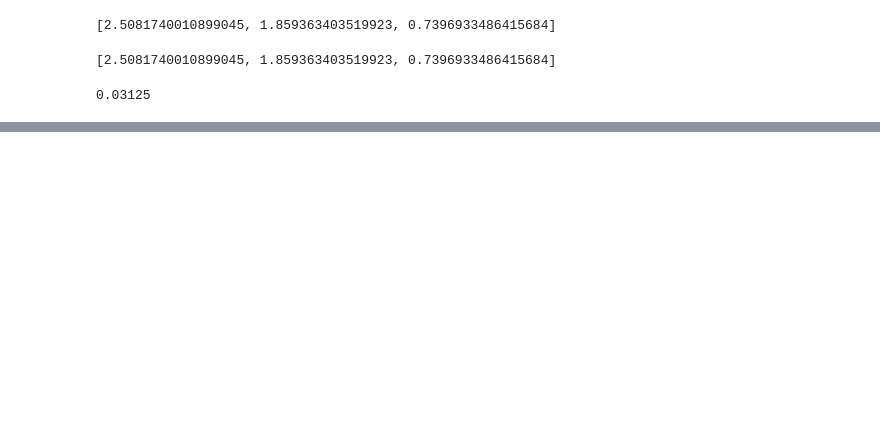
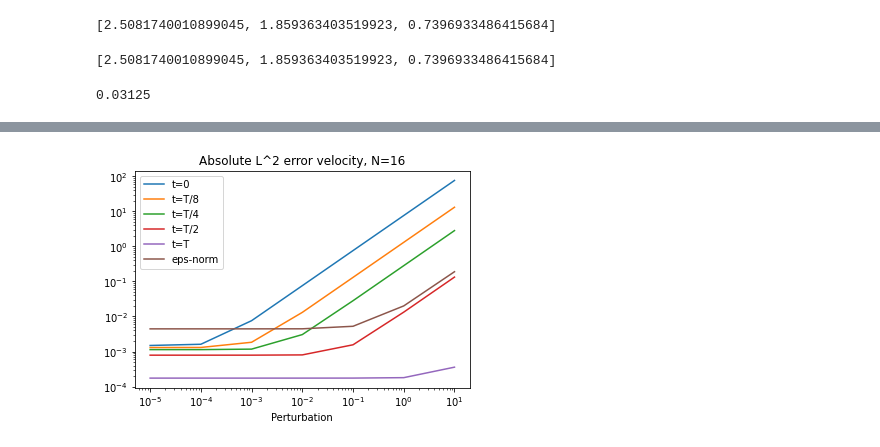
Before and after one commit to UCL/stokes-nc-ill-posed, a Jupyter notebook: ngsolve/Stokes-non-conforming.ipynb, the cells around one changed output, grey strips where cells are left out. Drawn from its saved outputs; the diff is of its cells as text; code cells hidden in the pictures; blank space fills up the shorter version.

Commit message:
experiments with noise

```diff
--- a/ngsolve/Stokes-non-conforming.ipynb
+++ b/ngsolve/Stokes-non-conforming.ipynb
@@ -766,0 +781,22 @@ epsilon_errors =  [ 0.04699381631224313,0.030223041406075367,0.01648379399279716
+# %%
+import matplotlib.pyplot as plt
+constant_noise_data = np.array([1e-5,1e-4,1e-3,1e-2,1e-1,1e0,1e1 ])
+t_0 = np.array([0.0014913753074086713,0.0016157808594257277,0.007598303718483814,0.07572825508784875,0.7583436430298138,7.5846282067897315,75.84748689115469  ])
+t_TEights = np.array([ 0.0013036716754080426, 0.0013097630137745913,0.0018418595991701074, 0.01311257301908181,0.13051879414139694,1.305159682586858, 13.051626576828571] )
+t_Tquarter = np.array([0.0011361439397096047,0.001136780492433552, 0.0011736606969068152,0.0030501955636194357, 0.028213075681759167,0.2817869730911695,2.8177297978773574 ] )
+t_Thalf = np.array([0.0007890980841627769,0.0007891255850761451,0.0007895002572515384,0.0008030999025129785,0.0015607594205182965,0.013333687765874779, 0.13294895733219478  ])
+t_T = np.array([0.00017492300615302455,0.0001749232746021517,0.0001749259613061457,0.00017495304958607748,0.0001752460170350558,0.0001803308290082877,0.00035889669145375665   ] )
+eps_norm = np.array([0.0044426763940498505,0.00444270816056985,0.0044431293325990304,0.004457578280661284,0.00526186405523929,0.020058071936658425, 0.18924604790695  ])
+
+plt.loglog(constant_noise_data, t_0, label="t=0")
+plt.loglog(constant_noise_data,t_TEights , label="t=T/8")
+plt.loglog(constant_noise_data,t_Tquarter , label="t=T/4")
+plt.loglog(constant_noise_data,t_Thalf , label="t=T/2")
+plt.loglog(constant_noise_data,t_T , label="t=T")
+plt.loglog(constant_noise_data,eps_norm , label="eps-norm")
+plt.xlabel("Perturbation")
+plt.legend()
+plt.title("Absolute L^2 error velocity, N=16")
+plt.show()
+# %% [output]
+[figure, added]
```
Also changed, not shown: parts of 33 cells of this notebook.
